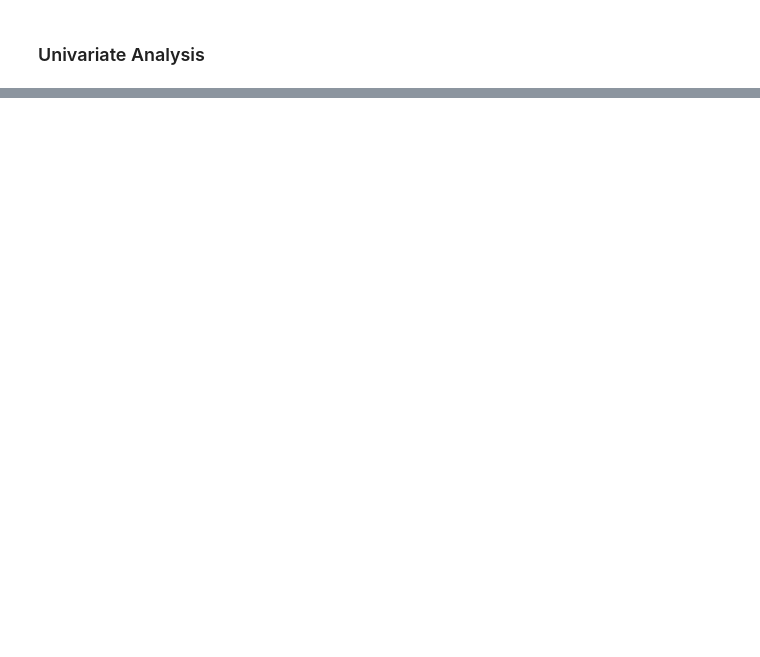
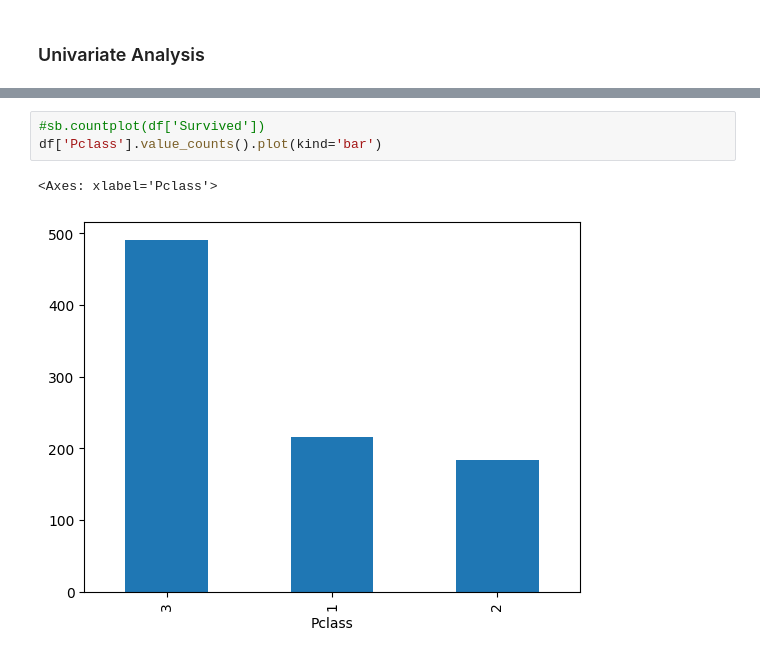
Before and after one commit to Gagan021-5/Jupyter-Notebook, a Jupyter notebook: unianalysis.ipynb, the cells around one changed output, grey strips where cells are left out. Saved outputs shown, nothing was run; the diff lists cells and outputs as text; blank space fills up the shorter version.

```diff
--- a/unianalysis.ipynb
+++ b/unianalysis.ipynb
@@ -16,0 +18,6 @@ df.head()
+# %%
+#sb.countplot(df['Survived'])
+df['Pclass'].value_counts().plot(kind='bar')
+# %% [output]
+<Axes: xlabel='Pclass'>
+[figure, added]
```
Also changed, not shown: parts of 10 cells of this notebook, 2 other files.
